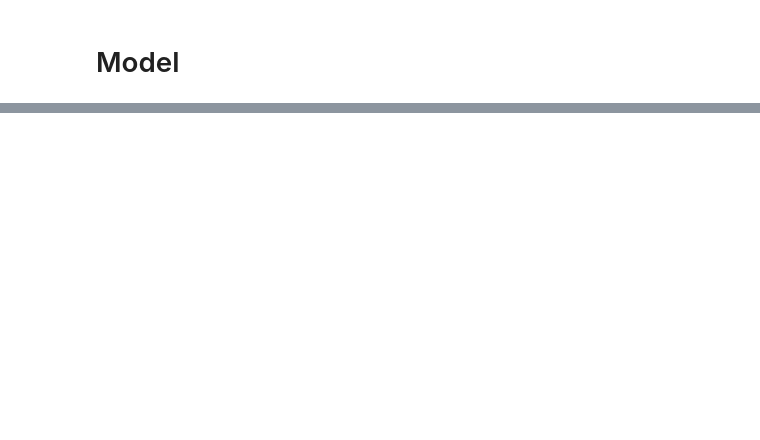
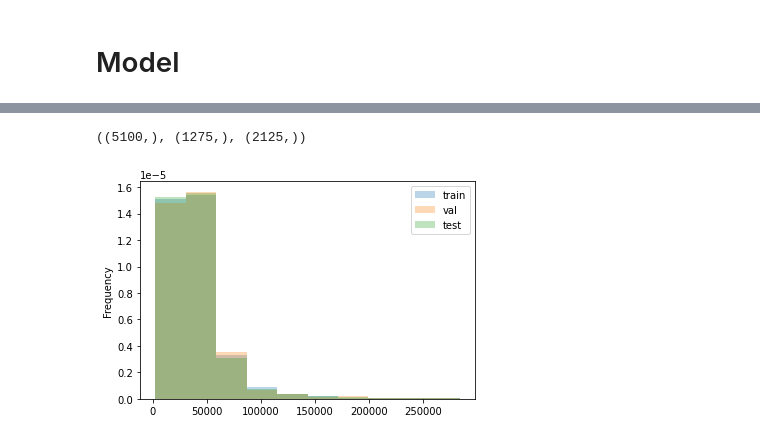
Before and after one commit to deClot/Hakaton_Superhero, a Jupyter notebook: 3.ipynb, the cells around one changed output, grey strips where cells are left out. Drawn from its saved outputs; the diff is of its cells as text; code cells hidden in the pictures; blank space fills up the shorter version.

```diff
--- a/3.ipynb
+++ b/3.ipynb
@@ -443,0 +230,15 @@ pd.DataFrame(np.vstack([y_test.values,pred]).T, columns=['true', 'pred']) \
+# %%
+features_cat.append('in_region')
+# %%
+to_drop = ['target'] +['age_cat', 'RequestDate_day']# [f for f in df_ohe.columns if 'age' not in f]
+display(to_drop)
+
+
+target = df.target
+df[features_cat] = df[features_cat].astype('category')
+df[features_time] = df[features_time].astype('category')
+X_ini, X_test_ini, y_ini, y_test_ini = train_test_split(df.drop(to_drop, axis=1), target,
+                                        random_state=2021)
+
+cv5 = ShuffleSplit(5, test_size=0.2, random_state=2020)
+X_train,y_train,X_val,y_val = get_train_val(X_ini, pd.Series(y_ini), cv5)
@@ -443,0 +267,8 @@ pd.DataFrame(np.vstack([y_test.values,pred]).T, columns=['true', 'pred']) \
+# %%
+temp = pd.concat([y_train, y_val, y_test_ini],axis=1)
+temp.columns = ['train', 'val', 'test']
+temp.plot(kind='hist', density=True, alpha=0.3);
+y_train.shape, y_val.shape, y_test_ini.shape
+# %% [output]
+((5100,), (1275,), (2125,))
+[figure, added]
```
Also changed, not shown: parts of 55 cells of this notebook.
